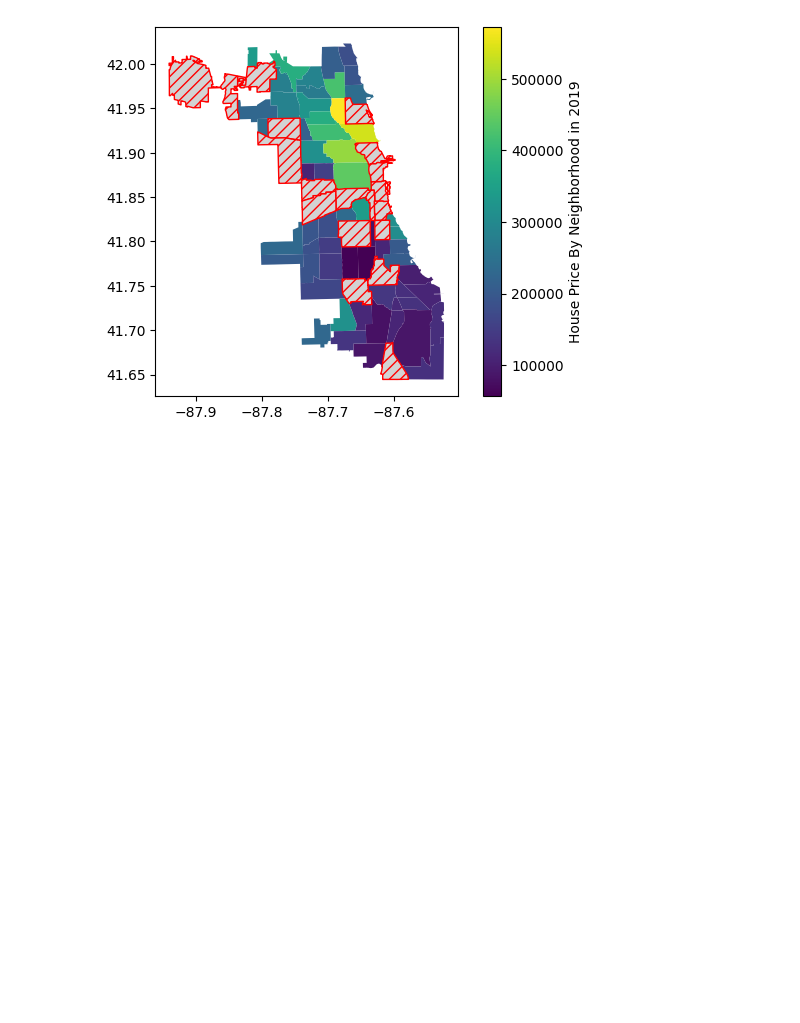
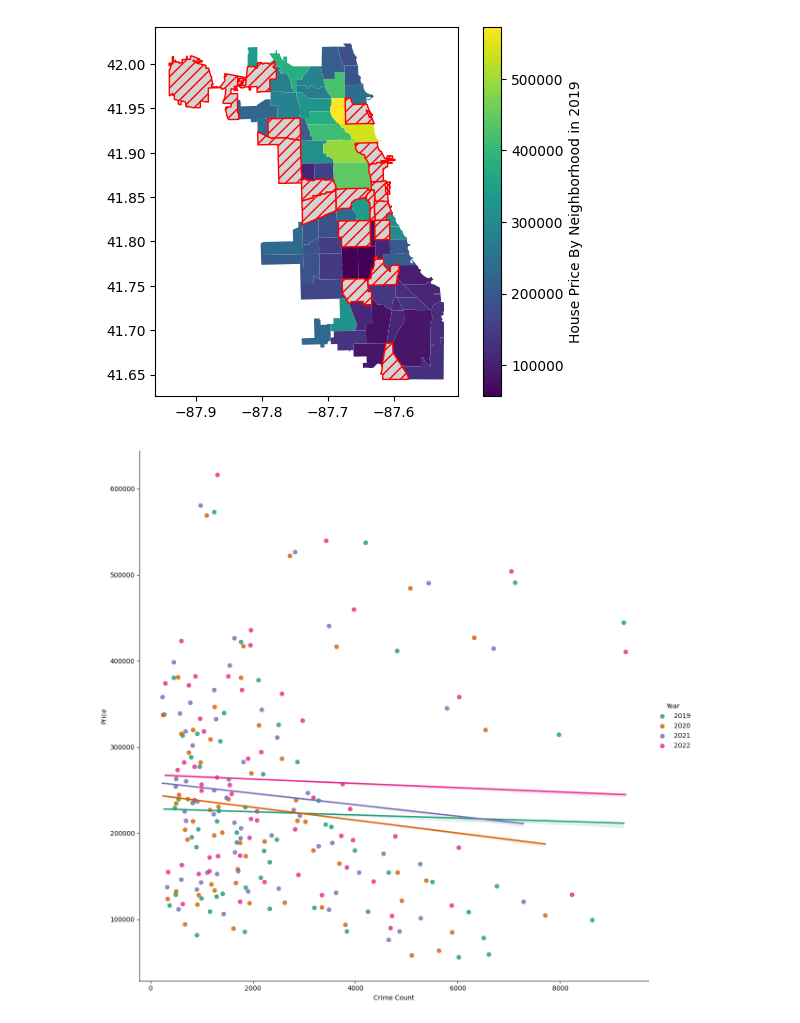
Before and after one commit to kfukutom/urban-informatics, a Jupyter notebook: src/zillow_test.ipynb, the cells around one changed output. Saved outputs shown, nothing was run; the diff lists cells and outputs as text; code cells hidden in the pictures; blank space fills up the shorter version.

```diff
--- a/src/zillow_test.ipynb
+++ b/src/zillow_test.ipynb
@@ -266,0 +237,11 @@ crimevsprice
+# %%
+crimevspricescatterplot = sb.lmplot(data=crimeprice_by_year,
+           x= 'Crime Count',
+           y= 'Price',
+           fit_reg=True,
+           hue="Year",
+           palette='Dark2',
+           height=12,
+           ci=2)
+# %% [output]
+[figure, added]
```
Also changed, not shown: parts of 3 cells of this notebook.
